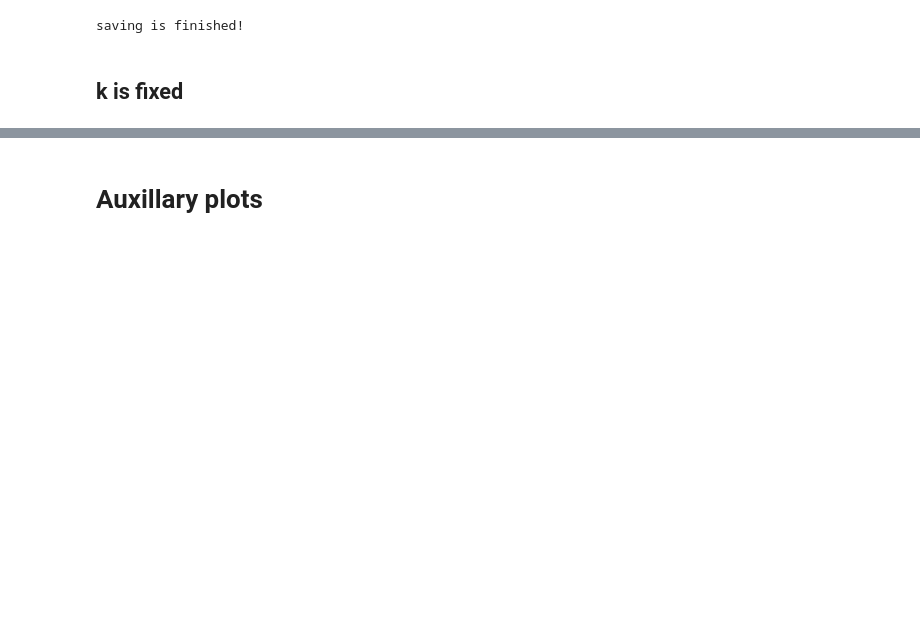
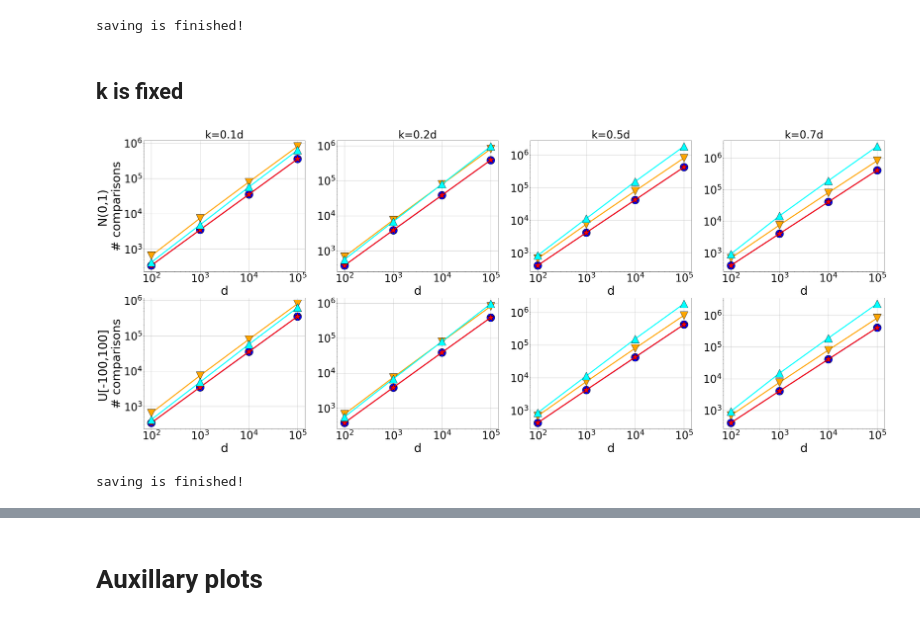
Before and after one commit to IgorSokoloff/CS-260_top-k-algorithms_project, a Jupyter notebook: igors_final_workflow/topk_draw.ipynb, the cells around one changed output, grey strips where cells are left out. Saved outputs shown, nothing was run; the diff lists cells and outputs as text; code cells hidden in the pictures; blank space fills up the shorter version.

```diff
--- a/igors_final_workflow/topk_draw.ipynb
+++ b/igors_final_workflow/topk_draw.ipynb
@@ -434,7 +445,7 @@ saving is finished!
 # %% [markdown]
 ## k is fixed
 # %%
-def draw_medians_and_save(fig_ax_ar, d_ar, distribution_family_ar, plot_path, filename, y_label, x_label, plots_titles):
+def draw_medians_and_save(fig_ax_ar, d_ar, distribution_family_ar, plot_path, filename, y_label, x_label, plots_titles, is_legend):
     size = 40
     marker_size = 30
     plt.rcParams['font.family'] = 'serif'
@@ -455,6 +466,9 @@ def draw_medians_and_save(fig_ax_ar, d_ar, distribution_family_ar, plot_path, fi
     (fig, axs) = fig_ax_ar
     limits = (0, 1)
 
+    if is_legend:
+        legend = axs[0,0].legend(loc="best", framealpha=0.5)
+
     for i, distribution_family in enumerate(distribution_family_ar):
         #axs[i,0].set_ylabel(y_label[i])
         axs[i,0].set(ylabel=y_label[i])
@@ -464,9 +478,8 @@ def draw_medians_and_save(fig_ax_ar, d_ar, distribution_family_ar, plot_path, fi
             #legend = axs[dataset_num].legend(loc="lower left", framealpha=0.5)
             #legend = axs[dataset_num].legend(loc="upper right", framealpha=0.5)
             #legend = axs[i,j].legend(loc=legend_location[dataset_num], framealpha=0.5)
-            legend = axs[i,j].legend(loc="upper left", framealpha=0.5)
             axs[i,j].set_yscale('log')
-
+            axs[i,j].set_xscale('log')
             axs[i,j].grid()
 
 
@@ -475,7 +488,7 @@ def draw_medians_and_save(fig_ax_ar, d_ar, distribution_family_ar, plot_path, fi
             #axs[i,j].xaxis.set_major_formatter(tck.ScalarFormatter(useMathText=True))
 
             #axs[i,j].ticklabel_format(axis='y', style='sci', scilimits=(0,0))
-            axs[i,j].ticklabel_format(axis='x', style='sci', scilimits=(0,0))
+            #axs[i,j].ticklabel_format(axis='x', style='sci', scilimits=(0,0))
 
             #locmin = tck.LogLocator(base=10.0,subs=(0.2,0.3,0.4,0.5,0.6,0.7,0.8), numticks=10)
             #locmin = tck.LogLocator(base=10.0,subs=(0.2,0.6,0.8), numticks=5)
@@ -489,8 +502,8 @@ def draw_medians_and_save(fig_ax_ar, d_ar, distribution_family_ar, plot_path, fi
     plt.show()
     print(f"saving is finished!")
 
-def get_tc_med_ar (k_ar, folder_ar, file_ar):
-    tc_med_ar = np.zeros(k_ar.shape)
+def get_tc_med_ar (d_ar, folder_ar, file_ar):
+    tc_med_ar = np.zeros(d_ar.shape)
     for t, (folder,file) in enumerate(zip (folder_ar,file_ar)):
         logs_path = project_path + "logs/logs_{0}/".format(folder)
         logs_file = logs_path + file
@@ -500,7 +513,6 @@ def get_tc_med_ar (k_ar, folder_ar, file_ar):
             tc_med_ar[t] = np.median(tc_hist)
         else:
             print (logs_file + " is not computed")
-            #axs[i,j].hist(x=tc_hist, bins=50, density=False, color=color_ar[t], alpha=0.75, label=label)
     return tc_med_ar
 
 color_ar = ['blue', 'red', 'orange', 'aqua', 'violet']+[ 'darkorange','cornflowerblue', 'darkgreen',
@@ -533,19 +545,25 @@ x_axis = "d"
 x_label = x_axis
 y_label_ar = ["N({0},{1}) \n".format(intrepr(mean), intrepr(sigma)) + "# comparisons",
               "U[{0},{1}] \n".format(left,right) +"# comparisons"]
-n_samples_dict = {"tournament":{10**2:10**4, 10**3:10**4, 10**4:10**4, 10**5:500}, "quickselect":{10**2:10**4, 10**3:10**4, 10**4:10**4, 10**5:10**4}}
+n_samples_dict = {"tournament":{10**2:10**5, 10**3:10**5, 10**4:10**4, 10**5:500}, "quickselect":{10**2:10**4, 10**3:10**4, 10**4:10**4, 10**5:10**4}}
 d_ar = np.array([10**2, 10**3, 10**4, 10**5], dtype=int)
-draw = 0
+k_frac_ar =  np.array([0.1,0.2,0.5,0.7])
+
+draw = 1
+is_legend = 0
+
 if not os.path.exists(plot_path):
     os.makedirs(plot_path)
 
 d_str = {10**2:r"$10^2$", 10**3:r"$10^3$", 10**4:r"$10^4$", 10**5:r"$10^5$",10**6:r"$10^6$", 10**7:r"$10^7$", 10**9:r"$10^9$"}
-plots_titles =  list(map (lambda d: r"d="+d_str[d], d_ar))
+
+plots_titles =  list(map (lambda k_frac: f"k={k_frac}d", k_frac_ar))
+
 filename = "{0}_{1}_{2}_{3}.pdf".format(main_title, x_axis, "-".join(exps), "-".join(plots_titles), "-".join(y_label_ar))
 
 fig, axs = plt.subplots(len(distribution_family_ar), d_ar.shape[0])
 
-k_frac_ar =  np.array([0.1,0.2,0.5,0.7])
+
 for i, distribution_family in enumerate(distribution_family_ar):
     for j, k_frac in enumerate(k_frac_ar):
         folder_qs_rand_ar, file_qs_rand_ar, label_qs_rand_ar = [],[],[]
@@ -578,36 +596,39 @@ for i, distribution_family in enumerate(distribution_family_ar):
             folder_qs_rand_ar = ['{0}_{1}'.format(experiment_type, "quickselect-random") for d in d_ar]
             file_qs_rand_ar = ['TCH_prior-{0}_n-{1}_d-{2}_k-{3}.npy'.format(distribution, n_samples_dict["quickselect"][d], d, int(k_frac*d)) for d in d_ar]
             label_qs_rand_ar = ["quickselect; {0}".format("random")]
 
             folder_qs_det_ar = ['{0}_{1}'.format(experiment_type, "quickselect-deterministic") for d in d_ar]
             file_qs_det_ar = file_qs_rand_ar
             label_qs_det_ar = ["quickselect; {0}".format("deterministic")]
 
             folder_qs_med_ar = ['{0}_{1}'.format(experiment_type, "quickselect-median") for d in d_ar]
             file_qs_med_ar = file_qs_rand_ar
             label_qs_med_ar = ["quickselect; {0}".format("median")]
 
             folder_tourn_ar = ['{0}_{1}'.format(experiment_type, f"tournament") for d in d_ar]
             file_tourn_ar = ['TCH_prior-{0}_n-{1}_d-{2}_k-{3}.npy'.format(distribution, n_samples_dict["tournament"][d], d, int(k_frac*d)) for d in d_ar]
             label_tourn_ar = ["tournament"]
         else:
             raise ValueError("wrong distribution")
 
 
-        tc_qs_rand_ar = get_tc_med_ar (k_ar, folder_qs_rand_ar, file_qs_rand_ar)
-        tc_qs_det_ar = get_tc_med_ar (k_ar, folder_qs_det_ar, file_qs_det_ar)
-        tc_qs_med_ar = get_tc_med_ar (k_ar, folder_qs_med_ar, file_qs_med_ar)
-        tc_qs_tourn_ar = get_tc_med_ar (k_ar, folder_tourn_ar, file_tourn_ar)
+        tc_qs_rand_ar = get_tc_med_ar (d_ar, folder_qs_rand_ar, file_qs_rand_ar)
+        tc_qs_det_ar = get_tc_med_ar (d_ar, folder_qs_det_ar, file_qs_det_ar)
+        tc_qs_med_ar = get_tc_med_ar (d_ar, folder_qs_med_ar, file_qs_med_ar)
+        tc_qs_tourn_ar = get_tc_med_ar (d_ar, folder_tourn_ar, file_tourn_ar)
 
         all_tc_ar = [tc_qs_rand_ar, tc_qs_det_ar, tc_qs_med_ar, tc_qs_tourn_ar]
         all_labels_ar = label_qs_rand_ar + label_qs_det_ar + label_qs_med_ar + label_tourn_ar
 
         for tc_ar, label, color, marker in zip(all_tc_ar, all_labels_ar, color_ar, marker_ar):
-            axs[i,j].plot(k_ar, tc_ar, label=label, color=color, ls = line_style_ar[0], marker=marker, ms = 30, markerfacecolor=color, markeredgecolor = 'black')
+            axs[i,j].plot(d_ar, tc_ar, label=label, color=color, ls = line_style_ar[0], marker=marker, ms = 30, markerfacecolor=color, markeredgecolor = 'black')
 
 
     #raise ValueError("")
 
 if draw:
     fig_ax_ar = (fig, axs)
-    draw_medians_and_save(fig_ax_ar, d_ar, distribution_family_ar, plot_path, filename, y_label_ar, x_label, plots_titles)
+    draw_medians_and_save(fig_ax_ar, d_ar, distribution_family_ar, plot_path, filename, y_label_ar, x_label, plots_titles,is_legend)
+# %% [output]
+[figure, added]
+saving is finished!
```
Also changed, not shown: parts of 4 cells of this notebook, 6 other files.
